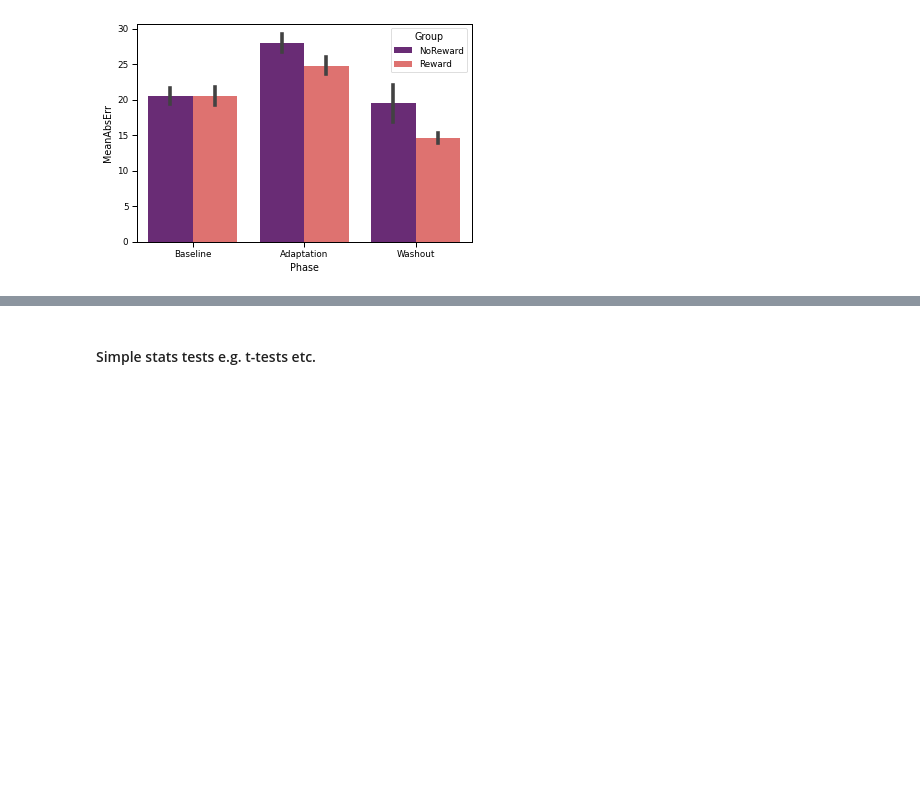
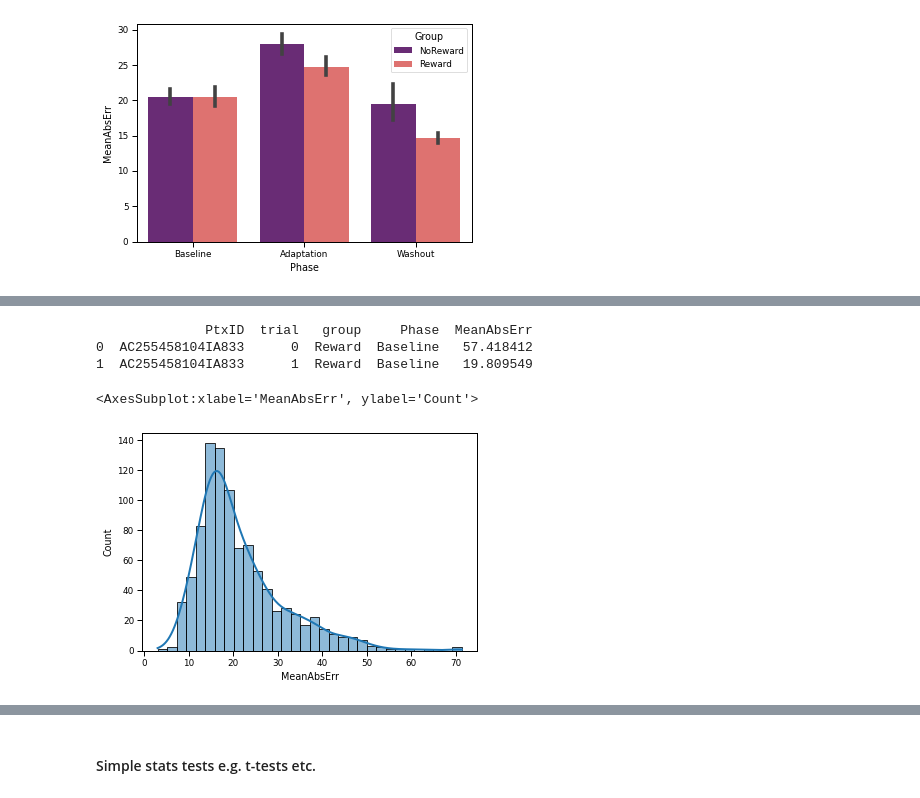
Before and after one commit to DiarKarim/SubEscape, a Jupyter notebook: SubEscape_Data_Analysis/SubEsc_Analysis.ipynb, the cells around one changed output, grey strips where cells are left out. Cells and saved outputs as stored; diff of their text form; code cells hidden in the pictures; blank space fills up the shorter version.

```diff
--- a/SubEscape_Data_Analysis/SubEsc_Analysis.ipynb
+++ b/SubEscape_Data_Analysis/SubEsc_Analysis.ipynb
@@ -1078,0 +1185,5 @@ plt.savefig(path2Figures + 'Bar_MAE_' + str(time.time())[-1-3:-1] + pd.unique(df
+# %%
+df_all['Phase'] = 'Baseline'
+df_all.loc[(df_all['trial'] >=20) & (df_all['trial'] <=40), 'Phase'] = 'Adaptation'
+df_all.loc[(df_all['trial'] >40), 'Phase'] = 'Washout'
+df_all
@@ -1078,0 +1204,20 @@ plt.savefig(path2Figures + 'Bar_MAE_' + str(time.time())[-1-3:-1] + pd.unique(df
+# %%
+# This way uses groupby and seems to work
+
+mabsErr = df_all.groupby(['PtxID','trial','group','Phase']).apply(lambda x: MeanAbsError(x.Dial_Raw.dropna(), x.Target.dropna()))
+# mabsErr = df_all.groupby(['PtxID','trial','group','Phase']).apply(lambda x: ManhattanErr(x.Dial_Raw.dropna(), x.Target.dropna()))
+
+# Convert series to dataframe using reset_index function, which does the job very well
+MeanAbsErrDF = mabsErr.reset_index()[:]
+# Change column integer name to string
+MeanAbsErrDF.columns.values[4] = 'MeanAbsErr'
+print(MeanAbsErrDF.head(2))
+
+# Display histogram to see normal distribution of data
+sns.histplot(x='MeanAbsErr', data=MeanAbsErrDF, kde=True)
+# %% [output]
+              PtxID  trial   group     Phase  MeanAbsErr
+0  AC255458104IA833      0  Reward  Baseline   57.418412
+1  AC255458104IA833      1  Reward  Baseline   19.809549
+<AxesSubplot:xlabel='MeanAbsErr', ylabel='Count'>
+[figure, added]
```
Also changed, not shown: parts of 41 cells of this notebook, 47 other files.
